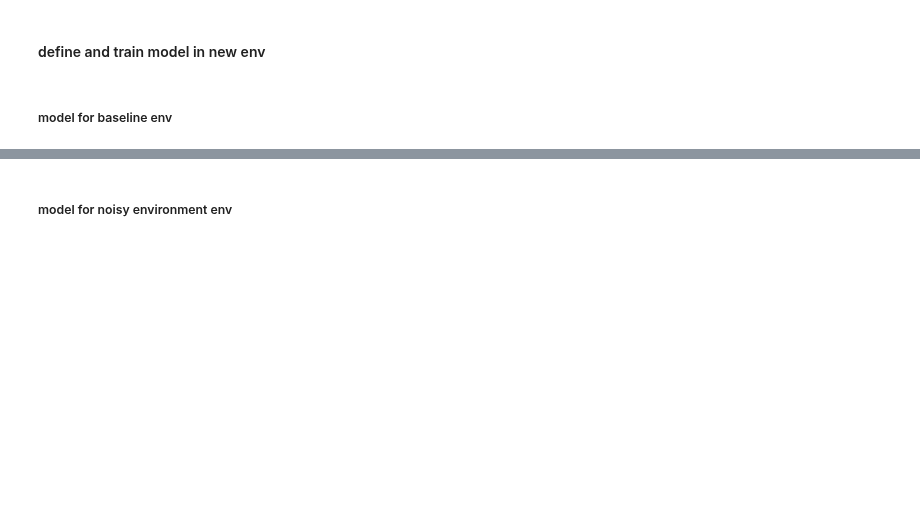
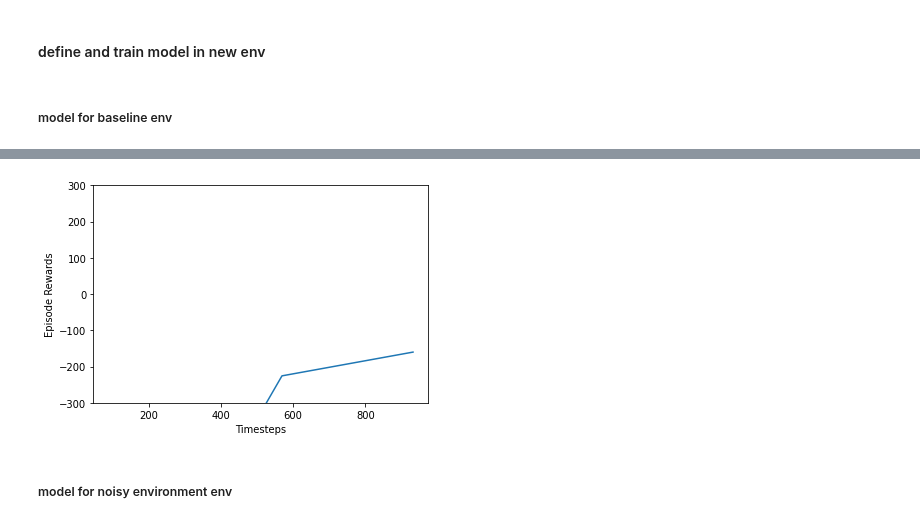
Before and after one commit to carlacodes/atchekegroup1lunarlanding, a Jupyter notebook: lunar_lander_group1_atcheke.ipynb, the cells around one changed output, grey strips where cells are left out. Drawn from its saved outputs; the diff is of its cells as text; code cells hidden in the pictures; blank space fills up the shorter version.

```diff
--- a/lunar_lander_group1_atcheke.ipynb
+++ b/lunar_lander_group1_atcheke.ipynb
@@ -92,7 +92,7 @@ def wrap_env(env):
 # %%
 from google.colab import drive
 drive.mount('/content/gdrive')
-drive_path = "/content/gdrive/My Drive/LunarLanding/"
+drive_path = "/content/gdrive/My Drive/LunarLanding/models/"
 # %% [output]
 Drive already mounted at /content/gdrive; to attempt to forcibly remount, call drive.mount("/content/gdrive", force_remount=True).
 # %% [markdown]
@@ -1235,16 +1232,16 @@ NameError: ignored
 # %% [markdown]
 ##### model for baseline env
 # %%
-log_dir = drive_path+"baseline/" #"models"
+log_dir1 = drive_path+"baseline/" #"models"
 
 def objective(trial:optuna.Trial):
 
-  model_log_dir = log_dir+'dqn_{}'.format(trial.number)+'/'
+  model_log_dir = log_dir1+'dqn_{}'.format(trial.number)+'/'
   os.makedirs(model_log_dir,exist_ok=True)
   # Create environment
   env = gym.make('LunarLander-v3')
   env = stable_baselines3.common.monitor.Monitor(env, filename= model_log_dir)
-  callback = EvalCallback(env,log_path = log_dir, deterministic=True) #For evaluating the performance of the agent periodically and logging the results.
+  callback = EvalCallback(env,log_path = model_log_dir, deterministic=True) #For evaluating the performance of the agent periodically and logging the results.
 
   #Trial will suggest a set of hyperparamters from the specified range
   hyperparameters = sample_dqn_params(trial)
@@ -1268,10 +1265,10 @@ def objective(trial:optuna.Trial):
 #You can also use Multivariate samplere
 #sampler = optuna.samplers.TPESampler(multivarite=True,seed=42)
 sampler = optuna.samplers.TPESampler(seed=42)
-study = optuna.create_study(study_name="dqn_study",direction='maximize',
+study1 = optuna.create_study(study_name="dqn_study",direction='maximize',
                             sampler = sampler, pruner=optuna.pruners.HyperbandPruner())
 
 logging_callback = LoggingCallback(threshold=10, patience=30, trial_number=5)
 #You can increase the n_trials for a better search space scanning
-study.optimize(objective, n_trials=2, catch=(ValueError,),callbacks=[logging_callback])
+study1.optimize(objective, n_trials=2, catch=(ValueError,),callbacks=[logging_callback])
 # %% [output]
@@ -1279,3 +1278,8 @@ NameError: ignored
+# %%
+# use the trial number which has the best result
+trial_number = 0
+model_path1 = log_dir+'dqn_'+str(trial_number)+'/'
+model1 = DQN.load( model_path1 + 'dqn_'+str(trial_number)+'.zip')
 # %%
 new_env = wrap_env(gym.make("LunarLander-v3"))
 observation = new_env.reset()
@@ -1295,9 +1301,12 @@ show_video()
 # %%
-x, y = ts2xy(load_results(log_dir), 'timesteps')  # Organising the logged results in to a clean format for plotting. timesteps episodes
+x, y = ts2xy(load_results(model_path1), 'timesteps')  # Organising the logged results in to a clean format for plotting. timesteps episodes
 plt.plot(x,y)
 plt.ylim([-300, 300])
 plt.xlabel('Timesteps')
 plt.ylabel('Episode Rewards')
+plt.savefig(model_path1+'reward.png',dpi=600)
+# %% [output]
+[figure, added]
 # %% [markdown]
 ##### model for noisy environment env
 # %%
```
Also changed, not shown: parts of 15 cells of this notebook.
